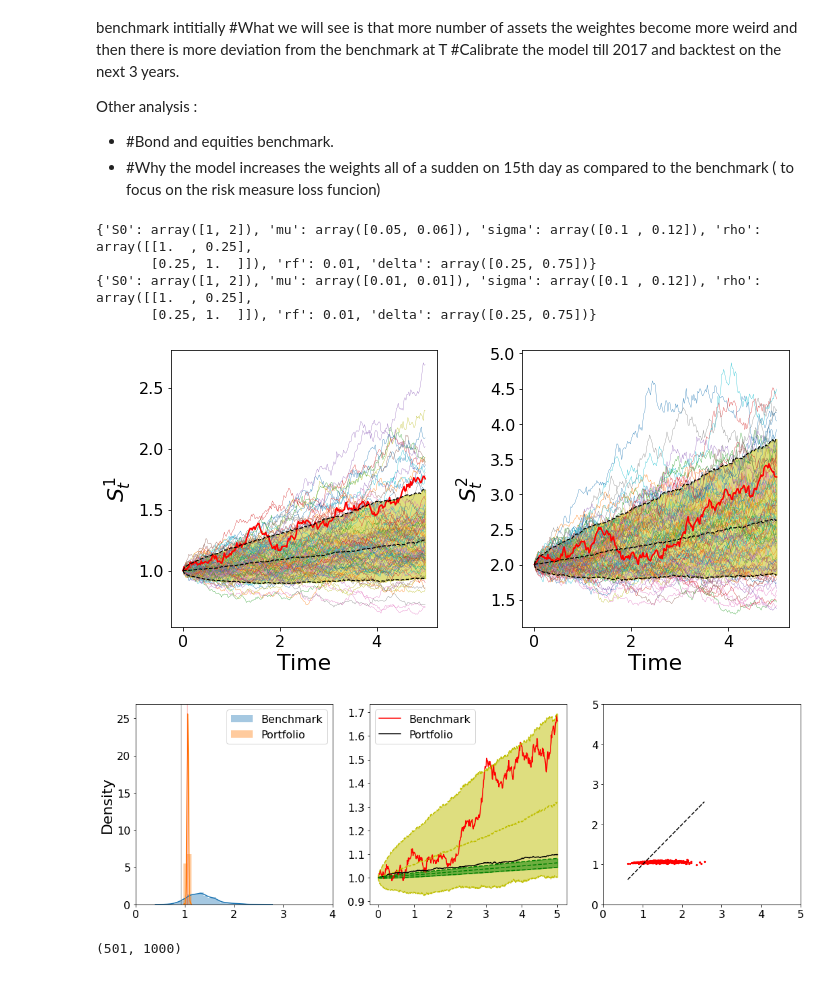
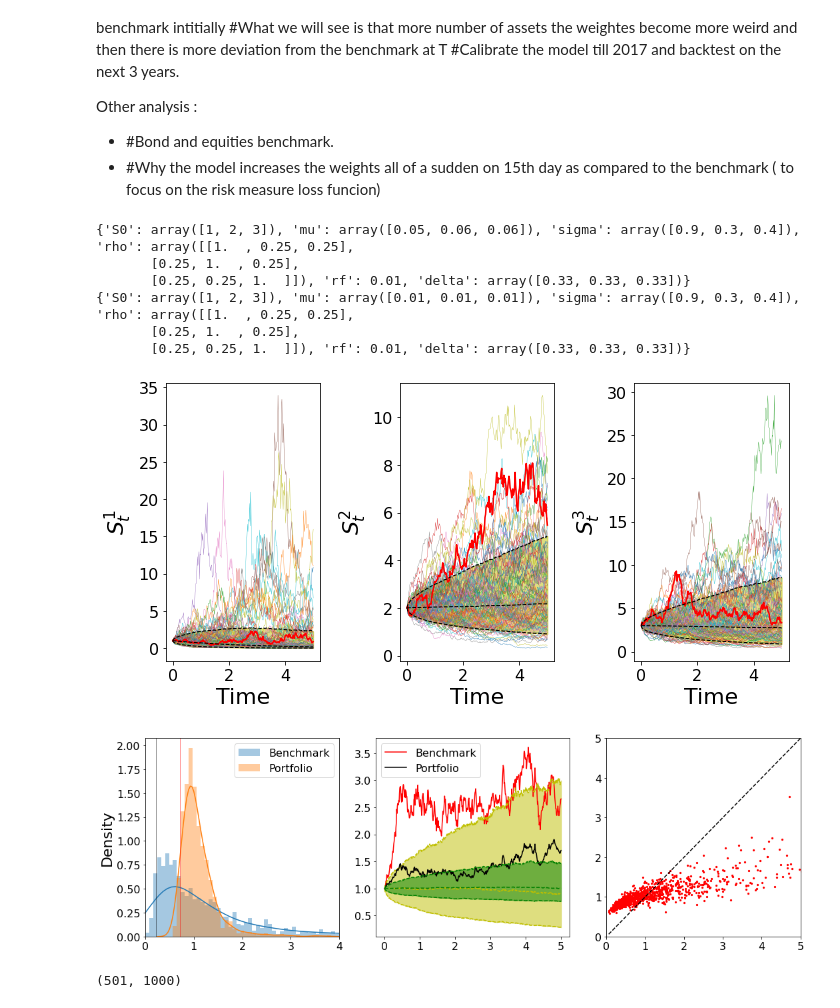
Before and after one commit to tatsath/PortfolioOptimization, a Jupyter notebook: Portfolio_Optimisation_GPU.ipynb, the cells around one changed output. Cells and saved outputs as stored; diff of their text form; code cells hidden in the pictures.

```diff
--- a/Portfolio_Optimisation_GPU.ipynb
+++ b/Portfolio_Optimisation_GPU.ipynb
@@ -95,29 +69,40 @@ Other analysis :
 #     "sigma" : np.array([0.2]),
 #     "rho" : np.array([[1]]),
 #     "rf" : 0.01,
-#     "delta" : np.array([0.7])
+#     "delta" : np.array([0.1])
+#     }
+
+# params = {
+#     "S0" : np.array([1, 2]),
+#     "mu" : np.array([0.05, 0.06]),
+#     "sigma" : np.array([0.1, 0.12]),
+#     "rho" : np.array([[1, 0.25],[0.25,1]]),
+#     "rf" : 0.01,
+#     "delta" : np.array([0.25, 0.75])
 #     }
 
 params = {
-    "S0" : np.array([1, 2]),
-    "mu" : np.array([0.05, 0.06]),
-    "sigma" : np.array([0.1, 0.12]),
-    "rho" : np.array([[1, 0.25],[0.25,1]]),
+    "S0" : np.array([1, 2,3]),
+    "mu" : np.array([0.05, 0.06, .06]),
+    "sigma" : np.array([.9, 0.30 , .40]),
+    "rho" : np.array([[1, 0.25,.25],[0.25,1,.25], [0.25,.25,1]]),
     "rf" : 0.01,
-    "delta" : np.array([0.25, 0.75])
+    "delta" : np.array([0.33, 0.33, .33 ])
     }
 
 params_Q = copy.copy(params)
-params_Q["mu"] = np.array([params_Q["rf"], params_Q["rf"]])
+params_Q["mu"] = np.array([params_Q["rf"], params_Q["rf"], params_Q["rf"]])
 
 print(params)
 
 print(params_Q)
 # %% [output]
-{'S0': array([1, 2]), 'mu': array([0.05, 0.06]), 'sigma': array([0.1 , 0.12]), 'rho': array([[1.  , 0.25],
-       [0.25, 1.  ]]), 'rf': 0.01, 'delta': array([0.25, 0.75])}
-{'S0': array([1, 2]), 'mu': array([0.01, 0.01]), 'sigma': array([0.1 , 0.12]), 'rho': array([[1.  , 0.25],
-       [0.25, 1.  ]]), 'rf': 0.01, 'delta': array([0.25, 0.75])}
+{'S0': array([1, 2, 3]), 'mu': array([0.05, 0.06, 0.06]), 'sigma': array([0.9, 0.3, 0.4]), 'rho': array([[1.  , 0.25, 0.25],
+       [0.25, 1.  , 0.25],
+       [0.25, 0.25, 1.  ]]), 'rf': 0.01, 'delta': array([0.33, 0.33, 0.33])}
+{'S0': array([1, 2, 3]), 'mu': array([0.01, 0.01, 0.01]), 'sigma': array([0.9, 0.3, 0.4]), 'rho': array([[1.  , 0.25, 0.25],
+       [0.25, 1.  , 0.25],
+       [0.25, 0.25, 1.  ]]), 'rf': 0.01, 'delta': array([0.33, 0.33, 0.33])}
 # %%
 #%% Simulation Engine for price paths
 def SimPath(Ndt, params, T, Nsims):
@@ -144,27 +129,27 @@ def SimPath(Ndt, params, T, Nsims):
     return t, S
 # %%
 # Sim some paths and show sims with quantiles and a sample path
-t, S = SimPath(Ndt=252, params = params, T=5, Nsims = 1000)
+t, S = SimPath(Ndt=252, params = params, T=5, Nsims = 10000)
 
 plt.figure(figsize=(10,5))
 plt.rcParams.update({'font.size': 16})
 plt.rc('axes', labelsize=22)
 for i in range(S.shape[2]):
 
     plt.subplot(1,S.shape[2],i+1)
 
     plt.fill_between(t, np.quantile(S[:,:,i],0.1,axis=1).T, np.quantile(S[:,:,i],0.9,axis=1).T, color='y', alpha=0.5)
     plt.plot(t, S[:,:100,i],linewidth=0.3)
     plt.plot(t, S[:,0,i],color='r',linewidth=1.5)
     plt.plot(t, np.quantile(S[:,:,i],[0.1, 0.5, 0.9],axis=1).T,color='k',linewidth=1, linestyle='--')
 
     plt.xlabel("Time")
     plt.ylabel("$S_t^" +str(i+1)+"$")
 
 plt.tight_layout()
 plt.show()
 # %% [output]
-[figure, old version]
+[figure, new version]
 # %%
 # the ANN for policy iteration
 class MyNet(nn.Module):
@@ -347,14 +335,14 @@ if torch.cuda.is_available():
 else:
     device = torch.device('cpu')
 
-net = MyNet(50, len(params["S0"])).to(device)
+net = MyNet(80, len(params["S0"])).to(device)
 
 wt, RiskMeasure, wass_dist, PortfolioVal_T, BenchmarkVal_T, \
     t, BenchmarkVal_path, PortfolioVal_path = SimRM(net, Ndt=500, T=5, Nsims=1000, params=params, device=device)
 
 PlotHists(BenchmarkVal_T, PortfolioVal_T, t, BenchmarkVal_path, PortfolioVal_path)
 # %% [output]
-[figure, old version]
+[figure, new version]
 # %%
 PortfolioVal_path.shape
 # %% [output]
```
Also changed, not shown: parts of 11 cells of this notebook.
